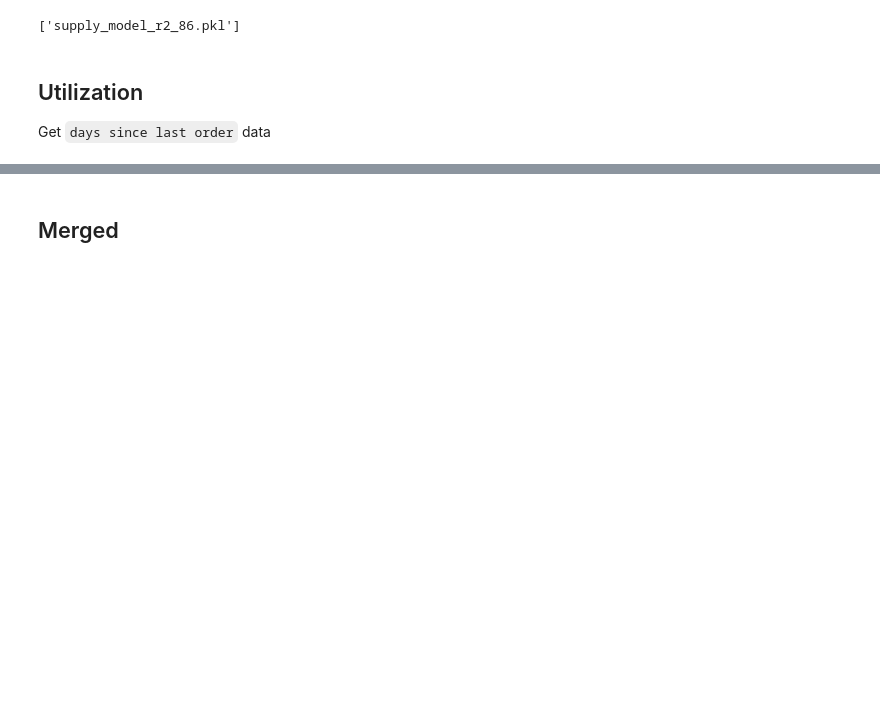
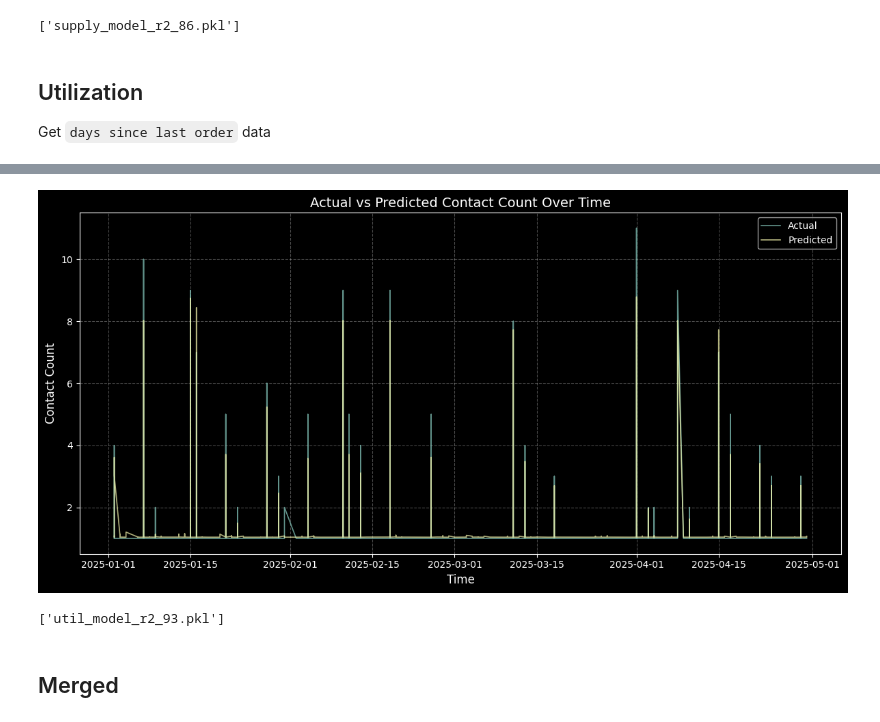
Before and after one commit to moumitaghanti/Signet-Supply, a Jupyter notebook: Signet Supply.ipynb, the cells around one changed output, grey strips where cells are left out. Drawn from its saved outputs; the diff is of its cells as text; code cells hidden in the pictures; blank space fills up the shorter version.

Commit message:
New Utilization LightGBM Model

```diff
--- a/Signet Supply.ipynb
+++ b/Signet Supply.ipynb
@@ -306,8 +329,8 @@ util_train_features = ['MonthPeriod', 'Serial Number', 'Utilization Score', 'Tot
 target = 'Line Count'
 
 # Use only the training portion for tuning
-train_data = df_util_with_line[(df_util_with_line['Created On'] < '2025-01-01') ]
-test = df_supply_group_special[df_supply_group_special['Created On'] >= '2025-01-01']
+train_data = df_util_group_special[(df_util_group_special['Created On'] < '2025-01-01') ]
+test = df_util_group_special[df_util_group_special['Created On'] >= '2025-01-01']
 
 # TimeSeriesSplit setup
 tscv = TimeSeriesSplit(n_splits=5)
@@ -336,11 +359,11 @@ def objective(trial):
         train_fold = train_data.iloc[train_idx]
         val_fold = train_data.iloc[val_idx]
 
-        lgb_train = lgb.Dataset(train_fold[supply_group_features], label=train_fold[target])
-        lgb_val = lgb.Dataset(val_fold[supply_group_features], label=val_fold[target], reference=lgb_train)
+        lgb_train = lgb.Dataset(train_fold[util_train_features], label=train_fold[target])
+        lgb_val = lgb.Dataset(val_fold[util_train_features], label=val_fold[target], reference=lgb_train, categorical_feature=['color_encoded', 'brand_encoded', 'model_encoded', 'ship_to_name_encoded'])
 
         model = lgb.train(params, lgb_train, valid_sets=[lgb_val], )
-        preds = np.clip(model.predict(val_fold[supply_group_features]), 0, None)
+        preds = np.clip(model.predict(val_fold[util_train_features]), 0, None)
         rmse = np.sqrt(mean_squared_error(val_fold[target], preds))
         rmses.append(rmse)
 
@@ -355,16 +378,16 @@ best_params = study.best_params
 best_params.update({'objective': 'regression', 'metric': 'mae', 'verbosity': -1})
 
 # Train on full training set
-train_final = df_supply_group_special[df_supply_group_special['Created On'] < '2025-01-01']
-test_final = df_supply_group_special[df_supply_group_special['Created On'] >= '2025-01-01']
+train_final = df_util_group_special[df_util_group_special['Created On'] < '2025-01-01']
+test_final = df_util_group_special[df_util_group_special['Created On'] >= '2025-01-01']
 
-lgb_train = lgb.Dataset(train_final[supply_group_features], label=train_final[target])
-lgb_test = lgb.Dataset(test_final[supply_group_features], label=test_final[target], reference=lgb_train)
+lgb_train = lgb.Dataset(train_final[util_train_features], label=train_final[target])
+lgb_test = lgb.Dataset(test_final[util_train_features], label=test_final[target], reference=lgb_train, categorical_feature=['color_encoded', 'brand_encoded', 'model_encoded', 'ship_to_name_encoded'])
 
 model = lgb.train(best_params, lgb_train, valid_sets=[lgb_test], )
 
 # Evaluate
-preds = np.clip(model.predict(test_final[supply_group_features]), 0, None)
+preds = np.clip(model.predict(test_final[util_train_features]), 0, None)
 mae = mean_absolute_error(test_final[target], preds)
 rmse = np.sqrt(mean_squared_error(test_final[target], preds))
 r2 = r2_score(test_final[target], preds)
@@ -375,0 +441,31 @@ print(f"Final Model R^2: {r2:.4f}")
+# %%
+# Plot actual vs predicted
+plot_df = test[['Created On', 'Line Count']].copy()
+plot_df['Predicted'] = preds
+plot_df = plot_df.rename(columns={'Line Count': 'Actual'})
+
+plot_df = plot_df.sort_values('Created On')
+
+plot_df_melted = plot_df.melt(id_vars='Created On', value_vars=['Actual', 'Predicted'],
+                              var_name='Type', value_name='Line Count')
+
+import matplotlib.pyplot as plt
+
+# Enable dark mode
+plt.style.use('dark_background')
+
+# Create the plot
+plt.figure(figsize=(12, 6), dpi=100)  # High resolution
+plt.plot(plot_df['Created On'], plot_df['Actual'], label='Actual', alpha=0.7, linewidth=1.2)
+plt.plot(plot_df['Created On'], plot_df['Predicted'], label='Predicted', alpha=0.7, linewidth=1.2)
+
+# Customize labels and title
+plt.xlabel('Time', fontsize=12)
+plt.ylabel('Contact Count', fontsize=12)
+plt.title('Actual vs Predicted Contact Count Over Time', fontsize=14)
+plt.legend()
+plt.grid(True, linestyle='--', alpha=0.3)
+plt.tight_layout()
+plt.show()
+# %% [output]
+[figure, added]
@@ -376,2 +498,9 @@ print(f"Final Model R^2: {r2:.4f}")
+# %%
+import joblib
+
+# Save the model
+joblib.dump(model, 'util_model_r2_93.pkl')
+# %% [output]
+['util_model_r2_93.pkl']
 # %% [markdown]
 ## Merged
```
Also changed, not shown: parts of 14 cells of this notebook, 2 other files.
